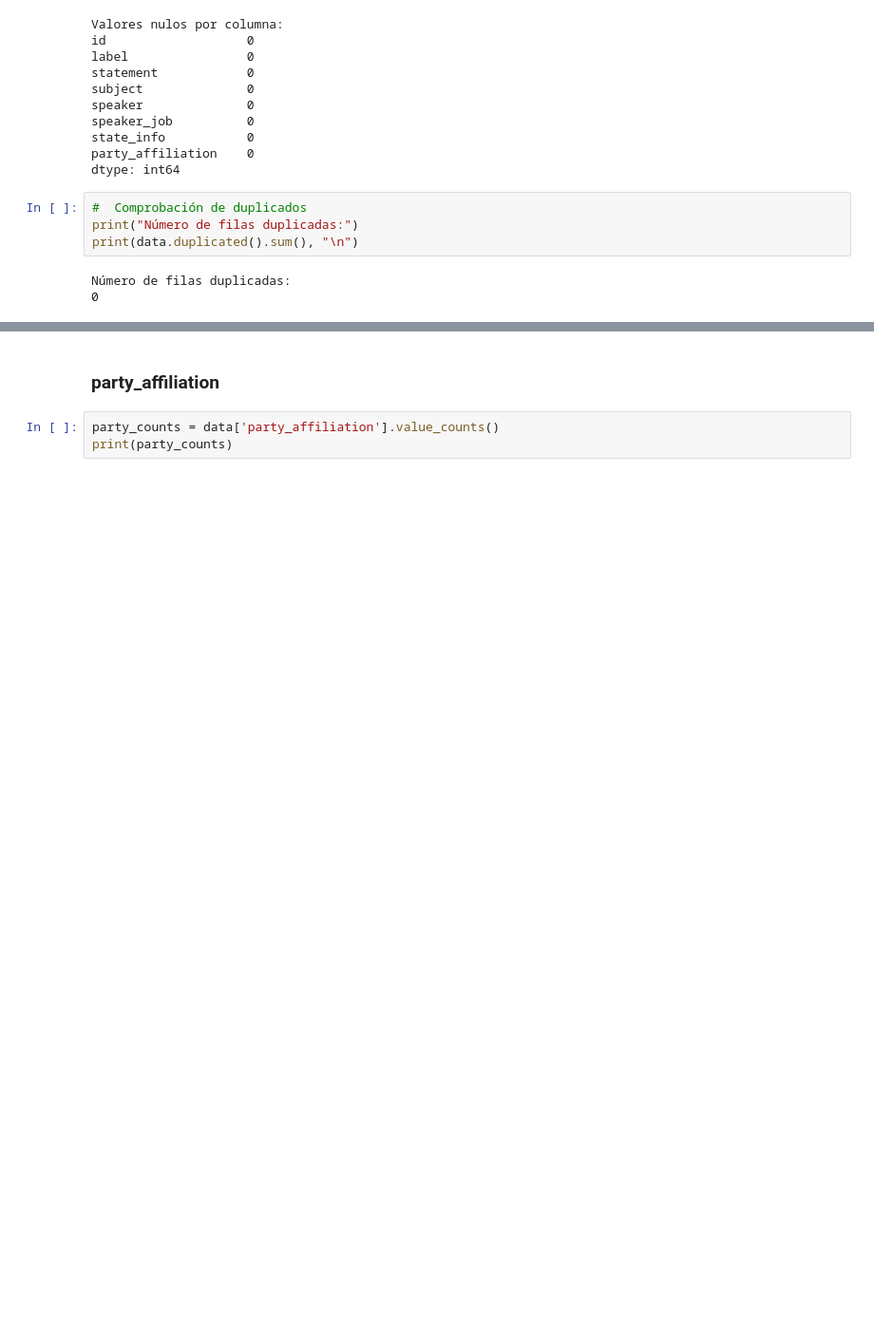
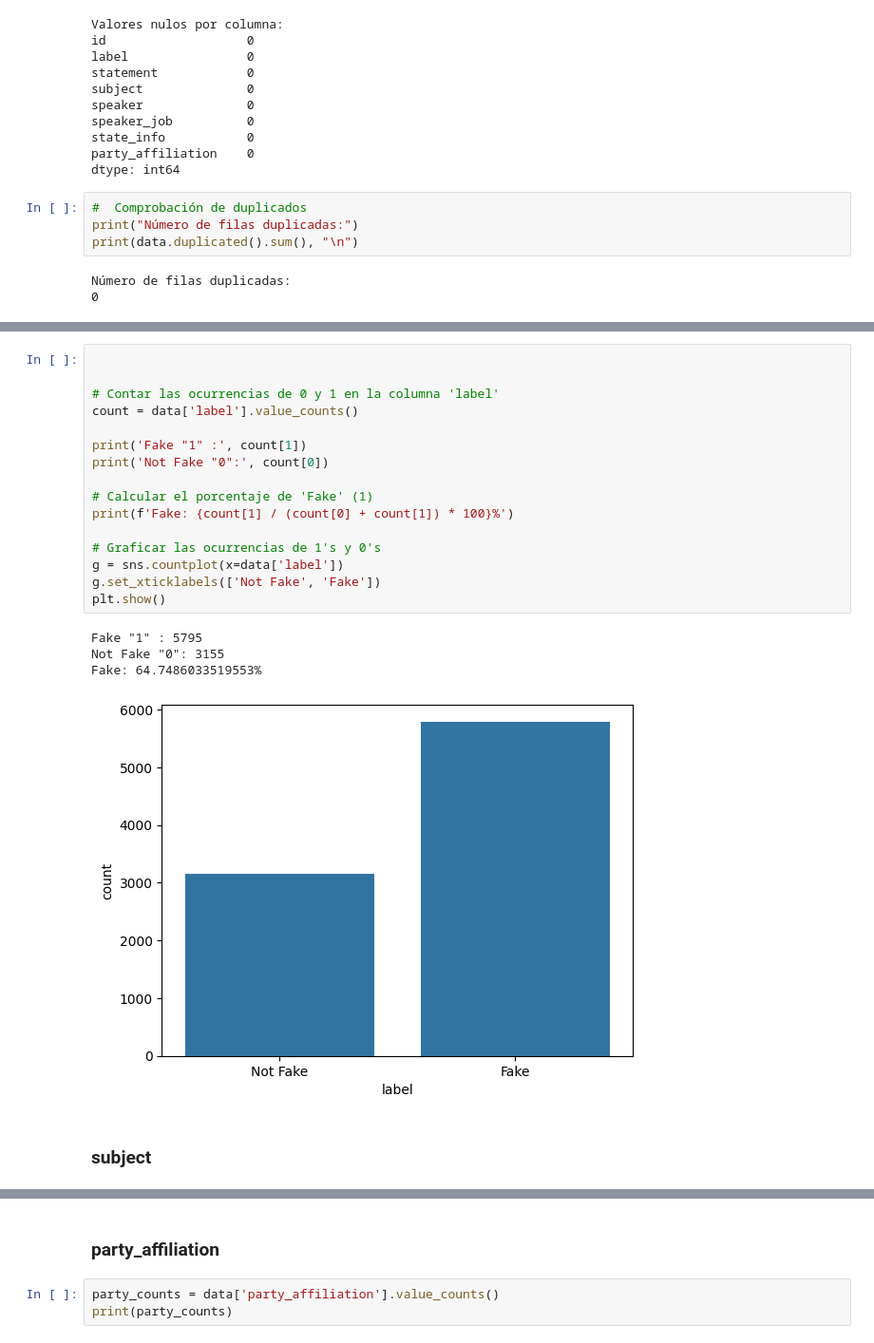
Before and after one commit to ananags/LBBYs_CH2, a Jupyter notebook: notebooks/1_analisis/1.1_analisis_dataset.ipynb, the cells around one changed output, grey strips where cells are left out. Shown at 95% size. Cells and saved outputs as stored; diff of their text form; blank space fills up the shorter version.

```diff
--- a/notebooks/1_analisis/1.1_analisis_dataset.ipynb
+++ b/notebooks/1_analisis/1.1_analisis_dataset.ipynb
@@ -114,0 +133,23 @@ Número de filas duplicadas:
+# %%
+
+
+# Contar las ocurrencias de 0 y 1 en la columna 'label'
+count = data['label'].value_counts()
+
+print('Fake "1" :', count[1])
+print('Not Fake "0":', count[0])
+
+# Calcular el porcentaje de 'Fake' (1)
+print(f'Fake: {count[1] / (count[0] + count[1]) * 100}%')
+
+# Graficar las ocurrencias de 1's y 0's
+g = sns.countplot(x=data['label'])
+g.set_xticklabels(['Not Fake', 'Fake'])
+plt.show()
+# %% [output]
+Fake "1" : 5795
+Not Fake "0": 3155
+Fake: 64.7486033519553%
+[figure, added]
+# %% [markdown]
+### subject
```
Also changed, not shown: parts of 27 cells of this notebook, 2 other files.
